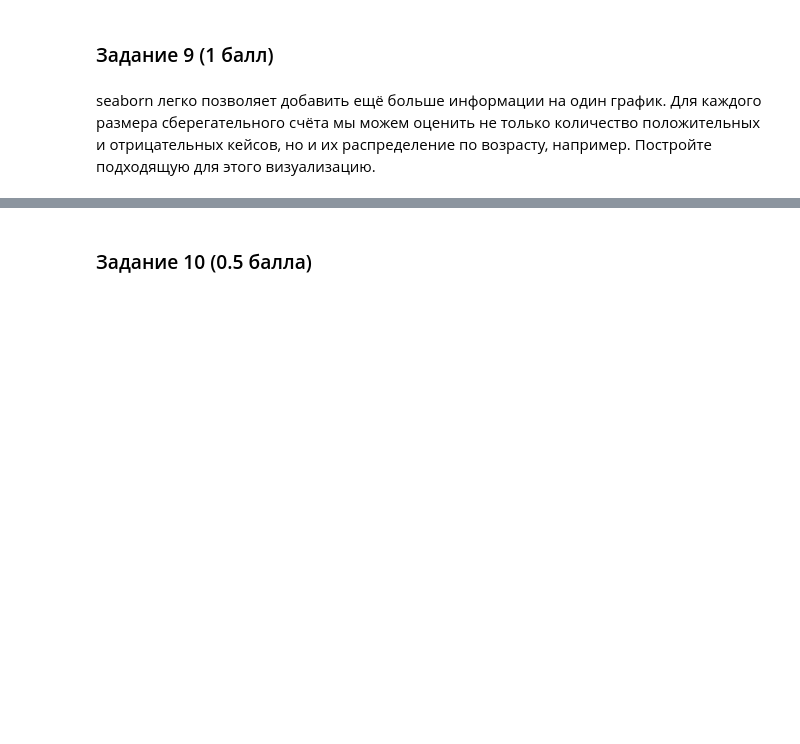
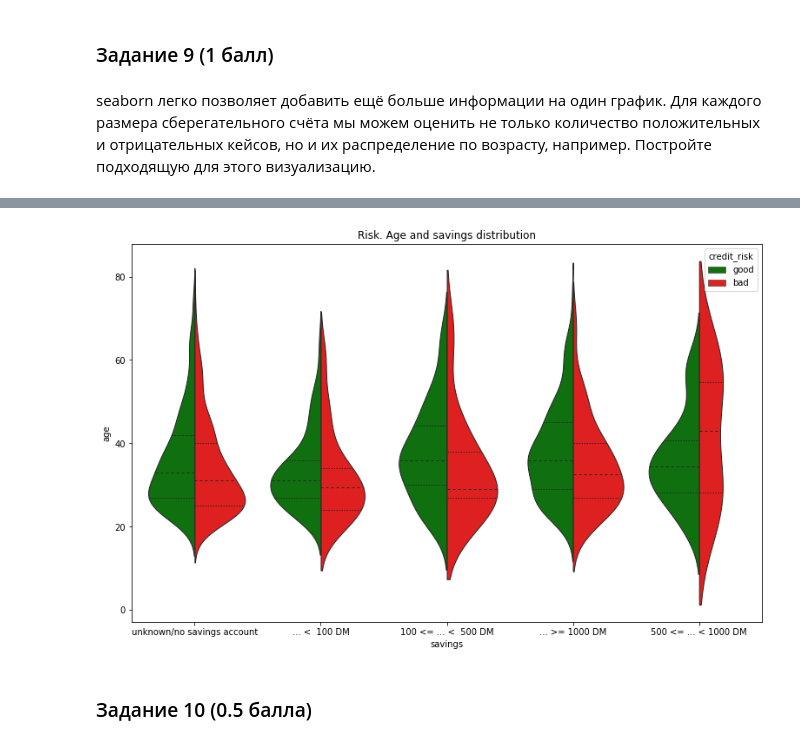
Before and after one commit to alyonabelenko/Courses, a Jupyter notebook: IAD2/03_eda/hw03-EDA.ipynb, the cells around one changed output, grey strips where cells are left out. Cells and saved outputs as stored; diff of their text form; code cells hidden in the pictures; blank space fills up the shorter version.

```diff
--- a/IAD2/03_eda/hw03-EDA.ipynb
+++ b/IAD2/03_eda/hw03-EDA.ipynb
@@ -254,3 +246,12 @@ seaborn легко позволяет добавить ещё больше ин
+# %%
+plt.figure(figsize=(13, 8))
+plt.title('Risk. Age and savings distribution')
+sns.violinplot(data=data, x="savings", y="age", hue="credit_risk",
+               split=True, inner="quart", linewidth=1,
+               palette={"good": "g", "bad": "r"})
+plt.show()
+# %% [output]
+[figure, added]
 # %% [markdown]
 ### Задание 10  (0.5 балла)
 # %% [markdown]
```
Also changed, not shown: parts of 8 cells of this notebook.
